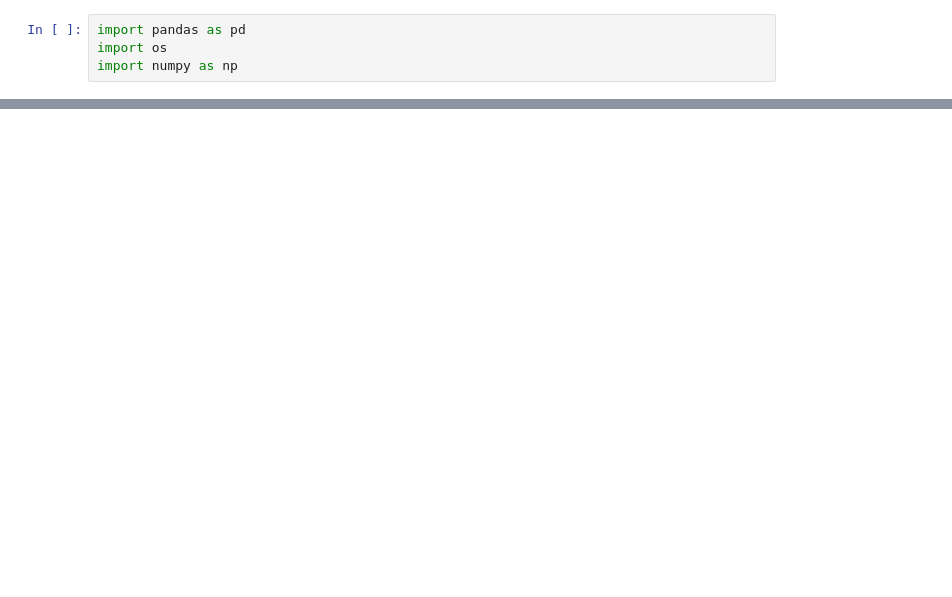
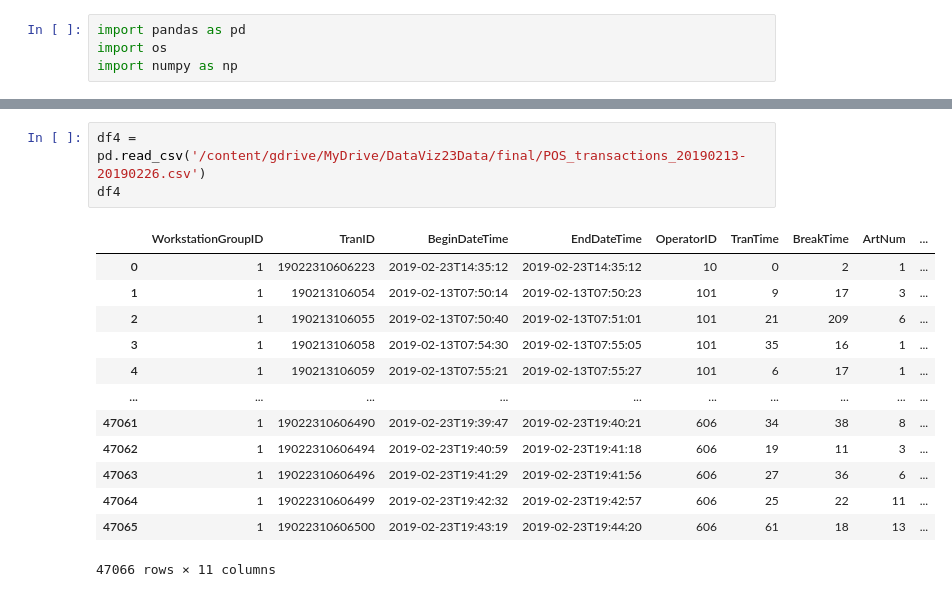
Before and after one commit to Wipada6430205202/python_dataviz2023, a Jupyter notebook: Final2023_DataViz.ipynb, the cells around one changed output, grey strips where cells are left out. Drawn from its saved outputs; the diff is of its cells as text; blank space fills up the shorter version.

```diff
--- a/Final2023_DataViz.ipynb
+++ b/Final2023_DataViz.ipynb
@@ -11,0 +257,17 @@ import numpy as np
+# %%
+df4 = pd.read_csv('/content/gdrive/MyDrive/DataViz23Data/final/POS_transactions_20190213-20190226.csv')
+df4
+# %% [output]
+|  | WorkstationGroupID | TranID | BeginDateTime | EndDateTime | OperatorID | TranTime | BreakTime | ArtNum | ... |
+| 0 | 1 | 19022310606223 | 2019-02-23T14:35:12 | 2019-02-23T14:35:12 | 10 | 0 | 2 | 1 | ... |
+| 1 | 1 | 190213106054 | 2019-02-13T07:50:14 | 2019-02-13T07:50:23 | 101 | 9 | 17 | 3 | ... |
+| 2 | 1 | 190213106055 | 2019-02-13T07:50:40 | 2019-02-13T07:51:01 | 101 | 21 | 209 | 6 | ... |
+| 3 | 1 | 190213106058 | 2019-02-13T07:54:30 | 2019-02-13T07:55:05 | 101 | 35 | 16 | 1 | ... |
+| 4 | 1 | 190213106059 | 2019-02-13T07:55:21 | 2019-02-13T07:55:27 | 101 | 6 | 17 | 1 | ... |
+| ... | ... | ... | ... | ... | ... | ... | ... | ... | ... |
+| 47061 | 1 | 19022310606490 | 2019-02-23T19:39:47 | 2019-02-23T19:40:21 | 606 | 34 | 38 | 8 | ... |
+| 47062 | 1 | 19022310606494 | 2019-02-23T19:40:59 | 2019-02-23T19:41:18 | 606 | 19 | 11 | 3 | ... |
+| 47063 | 1 | 19022310606496 | 2019-02-23T19:41:29 | 2019-02-23T19:41:56 | 606 | 27 | 36 | 6 | ... |
+| 47064 | 1 | 19022310606499 | 2019-02-23T19:42:32 | 2019-02-23T19:42:57 | 606 | 25 | 22 | 11 | ... |
+| 47065 | 1 | 19022310606500 | 2019-02-23T19:43:19 | 2019-02-23T19:44:20 | 606 | 61 | 18 | 13 | ... |
+47066 rows × 11 columns
```
Also changed, not shown: parts of 50 cells of this notebook.
